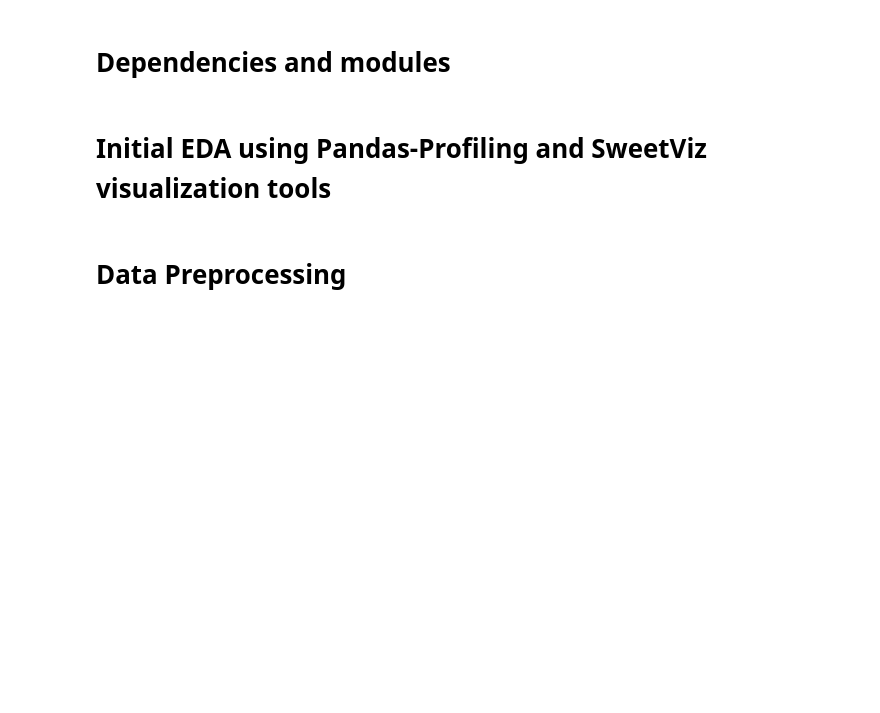
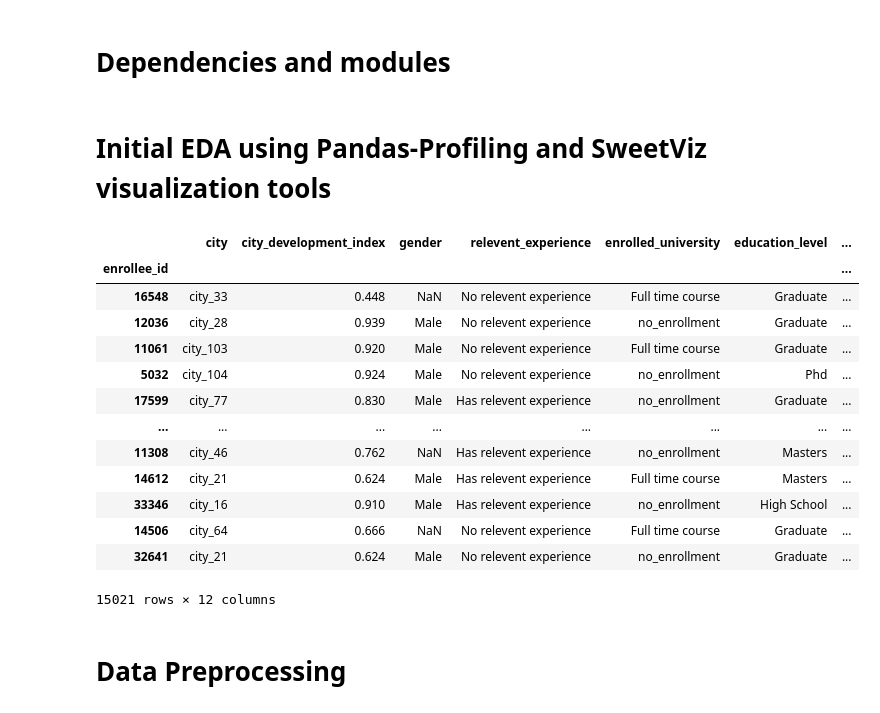
Before and after one commit to viktorjovev/hr-analytics-ds-churn, a Jupyter notebook: 186068_Project.ipynb, the cells around one changed output. Drawn from its saved outputs; the diff is of its cells as text; code cells hidden in the pictures; blank space fills up the shorter version.

```diff
--- a/186068_Project.ipynb
+++ b/186068_Project.ipynb
@@ -29,11 +31,30 @@ from imblearn.under_sampling import EditedNearestNeighbours
 # Initial EDA using Pandas-Profiling and SweetViz visualization tools
 # %%
 dataset = pd.read_csv("/content/drive/MyDrive/aug_train.csv")
+test_data = pd.read_csv('/content/test_KaymcHn.csv')
+test_data = test_data.set_index('enrollee_id')
 # profile_v1 = ProfileReport(dataset, title="HR Analytics - Before Preprocessing", explorative=True)
 # profile_v1.to_file("EDA_v1.html")
 
 # analyze_report = sv.analyze(dataset)
 # analyze_report.show_html('EDA-v1-SweetViz.html')
+# %%
+test_data
+# %% [output]
+|  | city | city_development_index | gender | relevent_experience | enrolled_university | education_level | ... |
+| enrollee_id |  |  |  |  |  |  | ... |
+| 16548 | city_33 | 0.448 | NaN | No relevent experience | Full time course | Graduate | ... |
+| 12036 | city_28 | 0.939 | Male | No relevent experience | no_enrollment | Graduate | ... |
+| 11061 | city_103 | 0.920 | Male | No relevent experience | Full time course | Graduate | ... |
+| 5032 | city_104 | 0.924 | Male | No relevent experience | no_enrollment | Phd | ... |
+| 17599 | city_77 | 0.830 | Male | Has relevent experience | no_enrollment | Graduate | ... |
+| ... | ... | ... | ... | ... | ... | ... | ... |
+| 11308 | city_46 | 0.762 | NaN | Has relevent experience | no_enrollment | Masters | ... |
+| 14612 | city_21 | 0.624 | Male | Has relevent experience | Full time course | Masters | ... |
+| 33346 | city_16 | 0.910 | Male | Has relevent experience | no_enrollment | High School | ... |
+| 14506 | city_64 | 0.666 | NaN | No relevent experience | Full time course | Graduate | ... |
+| 32641 | city_21 | 0.624 | Male | No relevent experience | no_enrollment | Graduate | ... |
+15021 rows × 12 columns
 # %% [markdown]
 # Data Preprocessing
 # %% [markdown]
```
Also changed, not shown: parts of 19 cells of this notebook.
